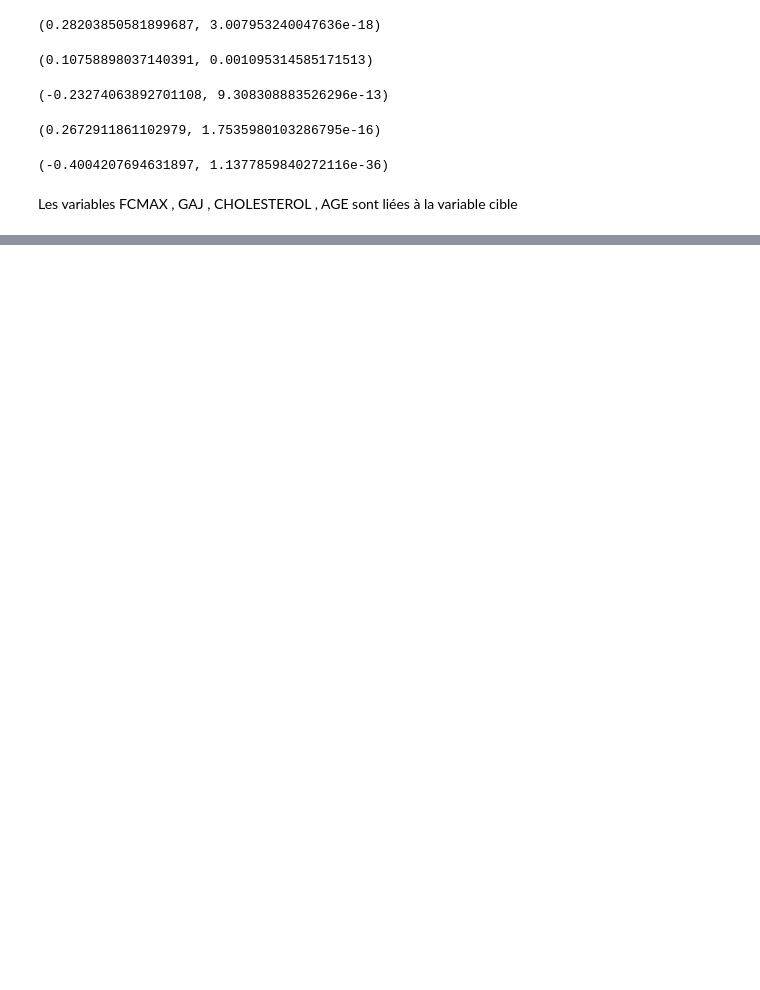
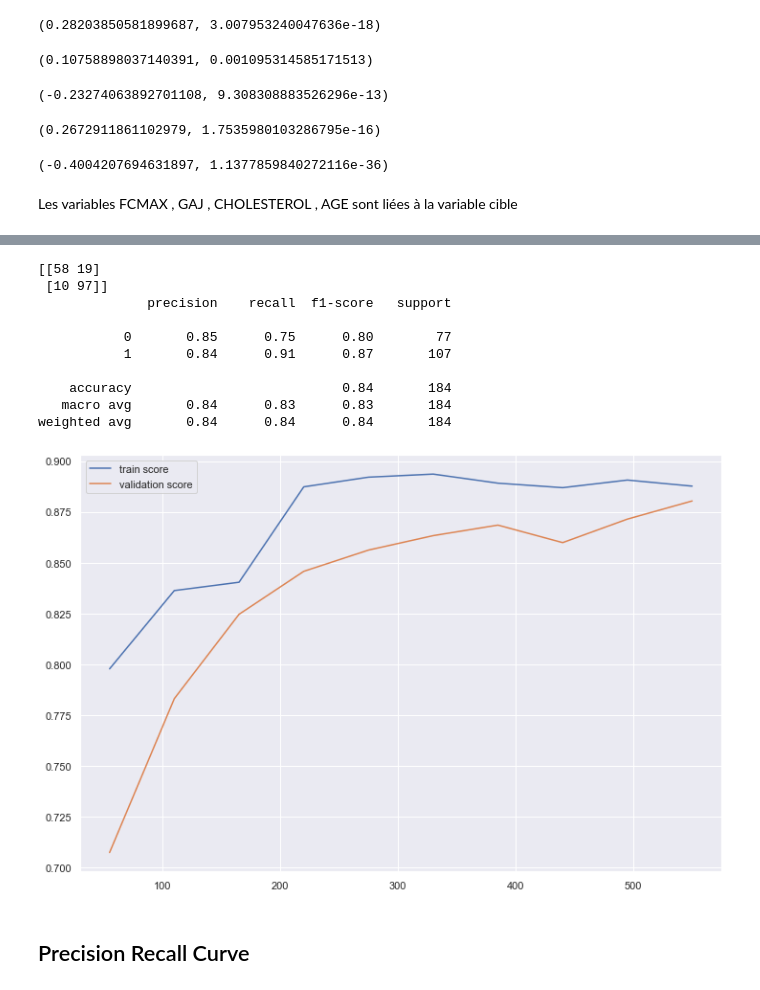
Before and after one commit to Charl-K225238/TP_Prediction_heart_disease, a Jupyter notebook: Tp 02 Prédiction d'une maladie cardiaque .ipynb, the cells around one changed output, grey strips where cells are left out. Drawn from its saved outputs; the diff is of its cells as text; code cells hidden in the pictures; blank space fills up the shorter version.

```diff
--- a/Tp 02 Prédiction d'une maladie cardiaque .ipynb
+++ b/Tp 02 Prédiction d'une maladie cardiaque .ipynb
@@ -569,0 +844,16 @@ Les variables FCMAX , GAJ , CHOLESTEROL , AGE sont liées à la variable cible
+# %%
+hyper_params = {'svc__gamma':[1e-3, 1e-4, 0.0005],
+                'svc__C':[1, 10, 100, 1000, 3000],
+               'pipeline__polynomialfeatures__degree':[2, 3],
+               'pipeline__selectkbest__k': range(45, 60)}
+# %%
+grid = RandomizedSearchCV(SVM, hyper_params, scoring='recall', cv=4,
+                          n_iter=40)
+
+grid.fit(X_train, y_train)
+
+print(grid.best_params_)
+
+y_pred = grid.predict(X_test)
+
+print(classification_report(y_test, y_pred))
@@ -569,0 +870,16 @@ Les variables FCMAX , GAJ , CHOLESTEROL , AGE sont liées à la variable cible
+# %%
+evaluation(grid.best_estimator_)
+# %% [output]
+[[58 19]
+ [10 97]]
+              precision    recall  f1-score   support
+
+           0       0.85      0.75      0.80        77
+           1       0.84      0.91      0.87       107
+
+    accuracy                           0.84       184
+   macro avg       0.84      0.83      0.83       184
+weighted avg       0.84      0.84      0.84       184
+[figure, added]
+# %% [markdown]
+## Precision Recall Curve
```
Also changed, not shown: parts of 51 cells of this notebook.
